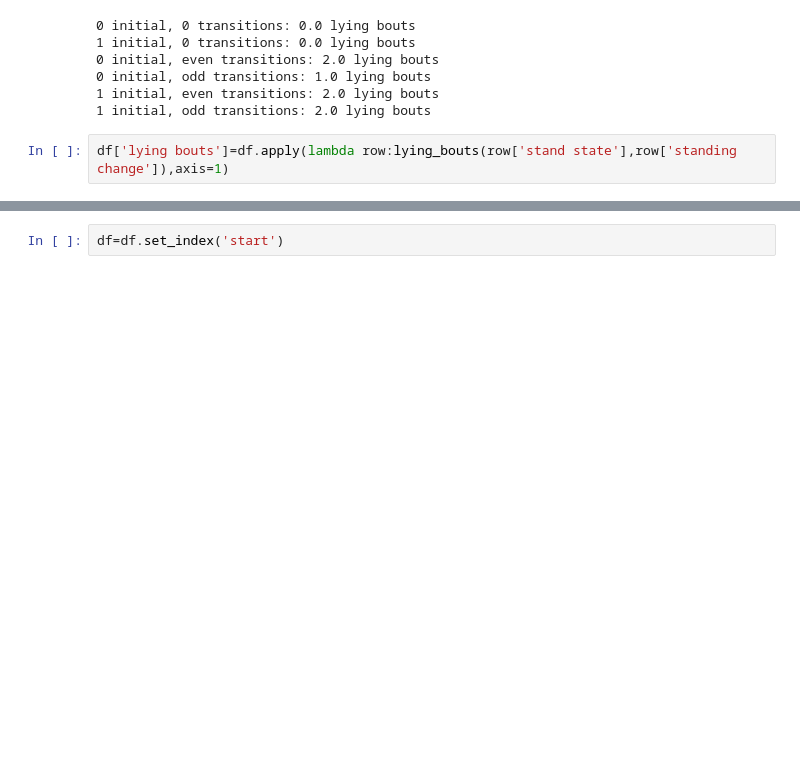
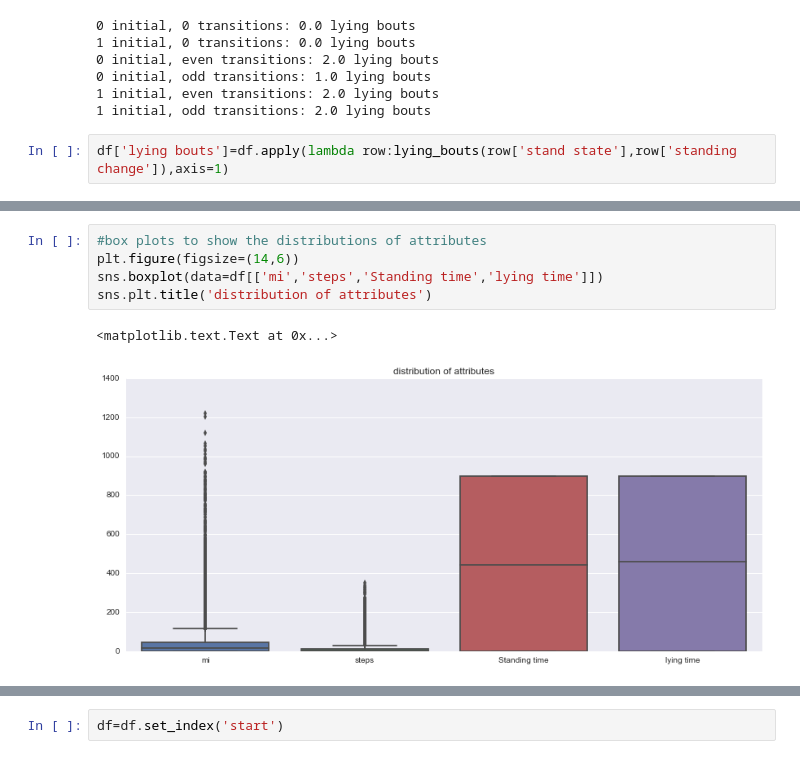
Before and after one commit to xjackx/Programming-Projects_Assignments, a Jupyter notebook: jupyter notebooks/DataCleaning20_07.ipynb, the cells around one changed output, grey strips where cells are left out. Cells and saved outputs as stored; diff of their text form; blank space fills up the shorter version.

Commit message:
changes to graphs

```diff
--- a/jupyter notebooks/DataCleaning20_07.ipynb
+++ b/jupyter notebooks/DataCleaning20_07.ipynb
@@ -95,0 +108,8 @@ df.describe()
+# %%
+#box plots to show the distributions of attributes
+plt.figure(figsize=(14,6))
+sns.boxplot(data=df[['mi','steps','Standing time','lying time']])
+sns.plt.title('distribution of attributes')
+# %% [output]
+<matplotlib.text.Text at 0x...>
+[figure, added]
```
Also changed, not shown: parts of 53 cells of this notebook.
